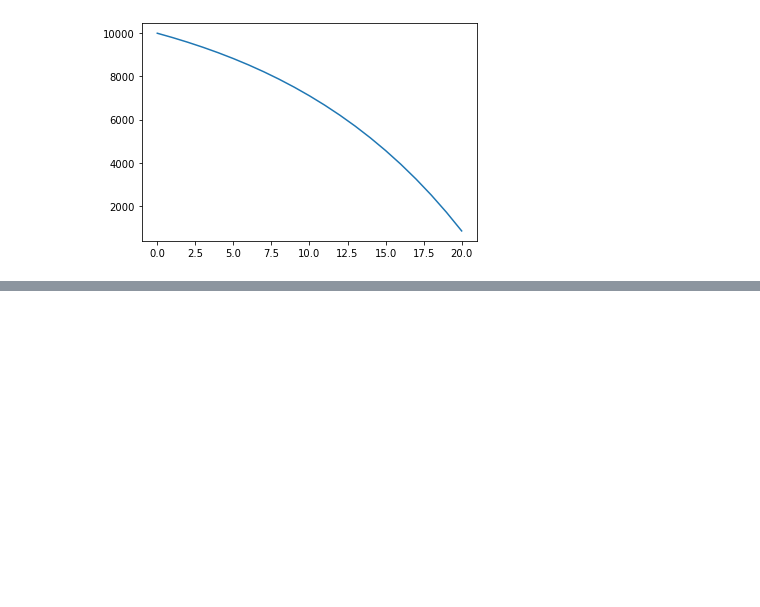
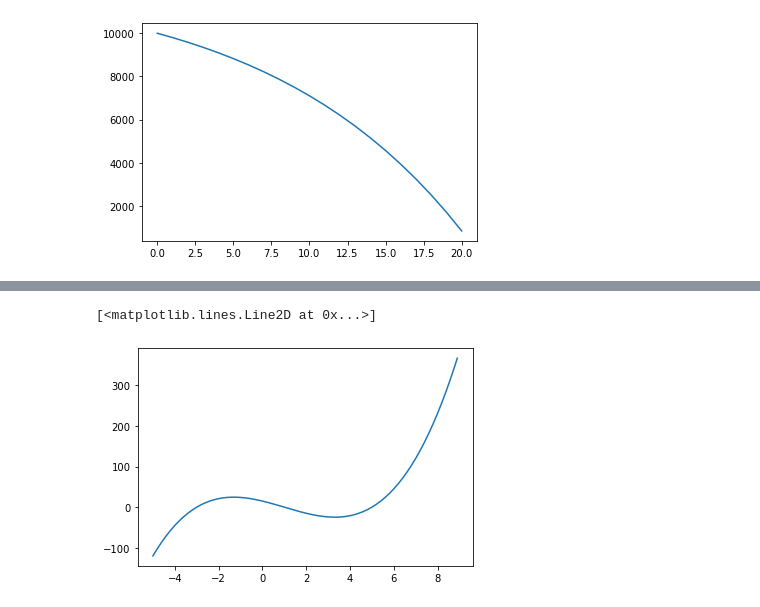
Before and after one commit to millera2/millera2.github.io, a Jupyter notebook: CS-111/Lec-06.ipynb, the cells around one changed output, grey strips where cells are left out. Cells and saved outputs as stored; diff of their text form; code cells hidden in the pictures; blank space fills up the shorter version.

```diff
--- a/CS-111/Lec-06.ipynb
+++ b/CS-111/Lec-06.ipynb
@@ -184,0 +269,36 @@ pyplot.plot(modelResults[0], modelResults[1])
+# %%
+def getVals(low, high, myFunction):
+    """ return lists of xvals and yvals for plotting
+
+    input: low = left end of x range,
+           high = right end of x range
+           myFunction = a mathematical function computing y based on x
+
+    return:  list of lists:
+          xvals  (a list of all x-vals to be plotted)
+          yvals  (a list of all y-vals to be plotted)
+    """
+
+    xvals = []        # accumulator for x values
+    yvals = []        # accumulator for y values
+
+    for val in range(low,high):
+        xvals.append(val)           # appending each value to the xvals list
+
+    for xval in xvals:
+        yvals.append( myFunction(xval) )        #pluggin in all xvals to f(x), appending the results to yvals
+
+    return [xvals, yvals]
+# %%
+def theNameOfMyFunction(x):
+    return (x+3)*(x-1)*(x-5)
+# %%
+myResults = getVals(-5, 9, theNameOfMyFunction)
+
+xvals = myResults[0]
+yvals = myResults[1]
+# %%
+pyplot.plot(xvals,yvals)
+# %% [output]
+[<matplotlib.lines.Line2D at 0x...>]
+[figure, added]
```
Also changed, not shown: parts of 31 cells of this notebook, 13 other files.
